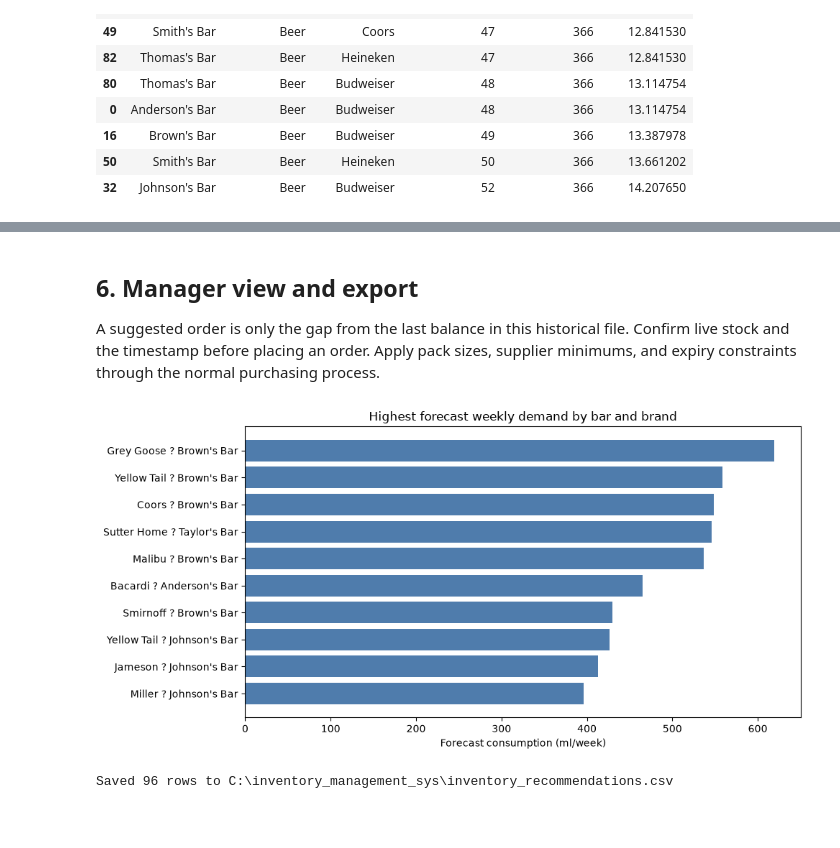
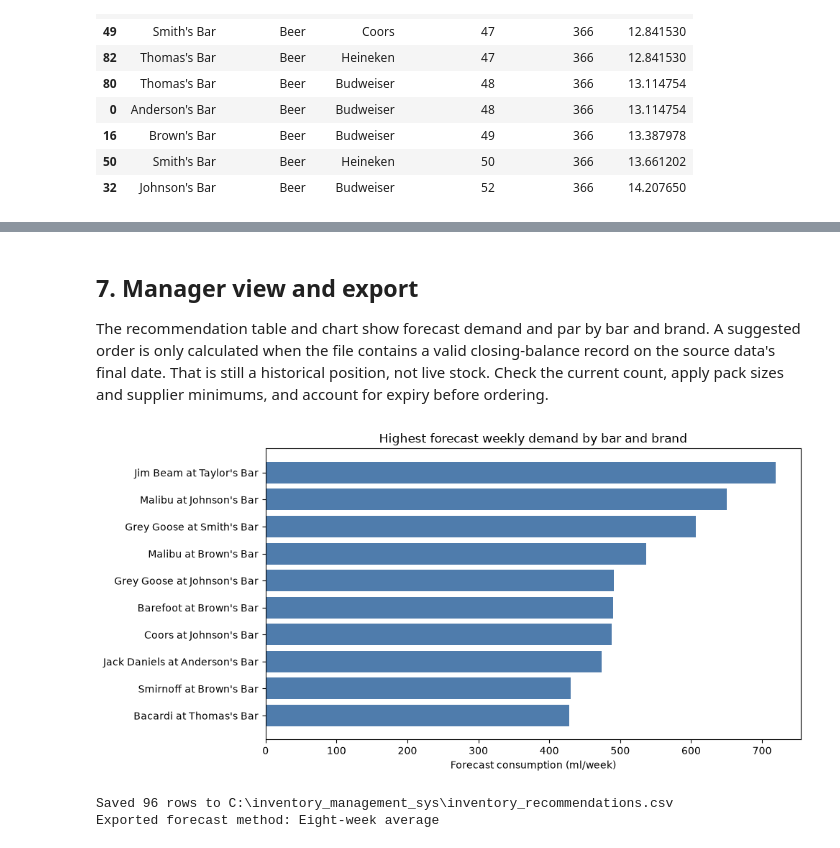
Before and after one commit to Diganta20/inventory_management_sys, a Jupyter notebook: main.ipynb, the cells around one changed output, grey strips where cells are left out. Drawn from its saved outputs; the diff is of its cells as text; code cells hidden in the pictures; blank space fills up the shorter version.

```diff
--- a/main.ipynb
+++ b/main.ipynb
@@ -29,8 +29,15 @@ REVIEW_PERIOD_DAYS = 7
 SERVICE_LEVEL = 0.95
 FORECAST_WINDOW_WEEKS = 8
 VALIDATION_WEEKS = 8
+BALANCE_TOLERANCE_ML = 1.0
+PAR_ROUNDING_ML = 50
+
 GROUP_COLS = ["Bar Name", "Alcohol Type", "Brand Name"]
 TIME_COL = "Date Time Served"
 DEMAND_COL = "Consumed (ml)"
+MOVEMENT_COLS = [
+    "Opening Balance (ml)", "Purchase (ml)",
+    DEMAND_COL, "Closing Balance (ml)"
+]
 # %%
 if not DATA_PATH.exists():
@@ -98,12 +184,12 @@ Rows for the same bar, brand, and calendar date are summed. We complete the cale
 # %%
-observed = (raw.groupby([*GROUP_COLS, "Date"], as_index=False)[DEMAND_COL]
+observed = (analysis_data.groupby([*GROUP_COLS, "Date"], as_index=False)[DEMAND_COL]
             .sum().rename(columns={DEMAND_COL: "demand_ml"}))
-dates = pd.date_range(raw["Date"].min(), raw["Date"].max(), freq="D")
-items = raw[GROUP_COLS].drop_duplicates()
+dates = pd.date_range(analysis_data["Date"].min(), analysis_data["Date"].max(), freq="D")
+items = analysis_data[GROUP_COLS].drop_duplicates()
 grid = items.merge(pd.DataFrame({"Date": dates}), how="cross")
 daily = grid.merge(observed, on=[*GROUP_COLS, "Date"], how="left")
 daily["observed_record"] = daily["demand_ml"].notna()
-daily["demand_ml"] = daily["demand_ml"].fillna(0).clip(lower=0)
+daily["demand_ml"] = daily["demand_ml"].fillna(0)
 
 coverage = (daily.groupby(GROUP_COLS, as_index=False)
             .agg(recorded_days=("observed_record", "sum"),
@@ -250,28 +604,36 @@ display(recommendations.head(15).round(1))
 # %% [markdown]
-## 6. Manager view and export
+## 7. Manager view and export
 
-A suggested order is only the gap from the last balance in this historical file. Confirm live stock and the timestamp before placing an order. Apply pack sizes, supplier minimums, and expiry constraints through the normal purchasing process.
+The recommendation table and chart show forecast demand and par by bar and brand. A suggested order is only calculated when the file contains a valid closing-balance record on the source data's final date. That is still a historical position, not live stock. Check the current count, apply pack sizes and supplier minimums, and account for expiry before ordering.
 # %%
 top = recommendations.head(10).sort_values("forecast_weekly_ml")
 fig, ax = plt.subplots(figsize=(10, 5))
 ax.barh(top["Brand Name"] + " at " + top["Bar Name"],
         top["forecast_weekly_ml"], color="#4f7cac")
 ax.set(title="Highest forecast weekly demand by bar and brand",
        xlabel="Forecast consumption (ml/week)")
 plt.tight_layout()
 plt.show()
 
 OUTPUT_PATH = Path("inventory_recommendations.csv")
 export = recommendations.assign(
     lead_time_days=LEAD_TIME_DAYS,
     review_period_days=REVIEW_PERIOD_DAYS,
     service_level=SERVICE_LEVEL,
-    forecast_method=f"{FORECAST_WINDOW_WEEKS}-week moving average",
+    par_rounding_ml=PAR_ROUNDING_ML,
+    selection_criterion=SELECTION_CRITERION,
+    simulation_baseline="Fixed order-up-to target from first 8 training weeks; no safety stock",
+    simulation_recommended="Selected rolling forecast, safety stock, and order-up-to par",
+    simulation_lost_sales=True,
+    simulation_start=SIMULATION_START.date().isoformat(),
+    simulation_end=SIMULATION_END.date().isoformat(),
     source_data_through=as_of.date().isoformat(),
 )
 export.to_csv(OUTPUT_PATH, index=False)
 print(f"Saved {len(export)} rows to {OUTPUT_PATH.resolve()}")
+print("Exported forecast method:", SELECTED_FORECAST_METHOD)
 # %% [output]
-[figure, old version]
+[figure, new version]
 Saved 96 rows to C:\inventory_management_sys\inventory_recommendations.csv
+Exported forecast method: Eight-week average
 # %% [markdown]
```
Also changed, not shown: parts of 12 cells of this notebook, 3 other files.
